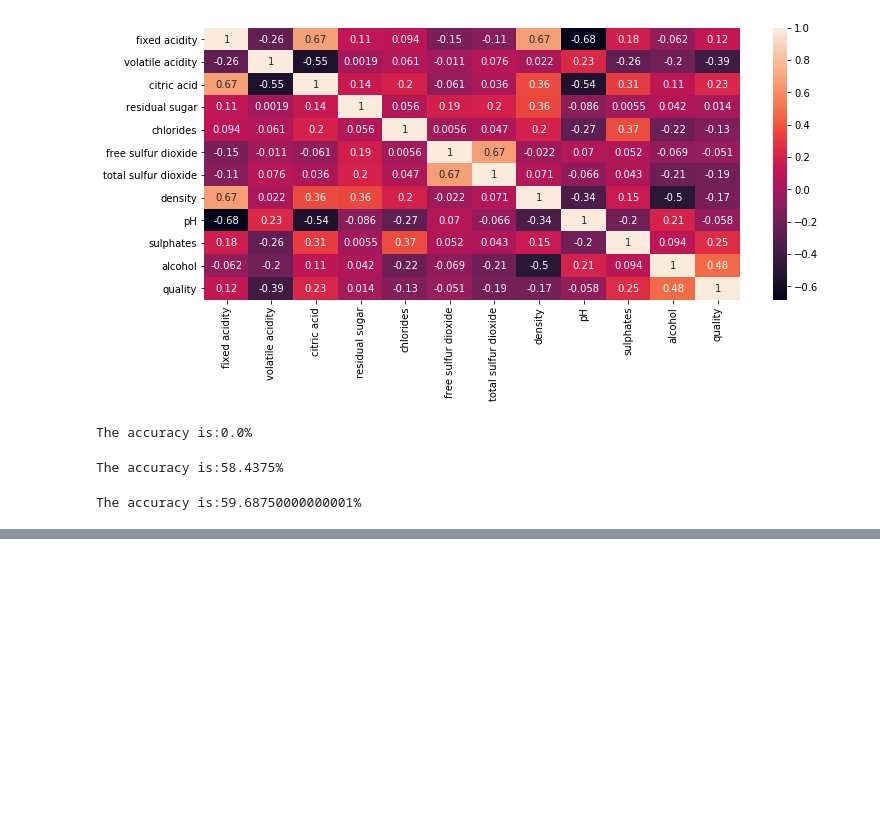
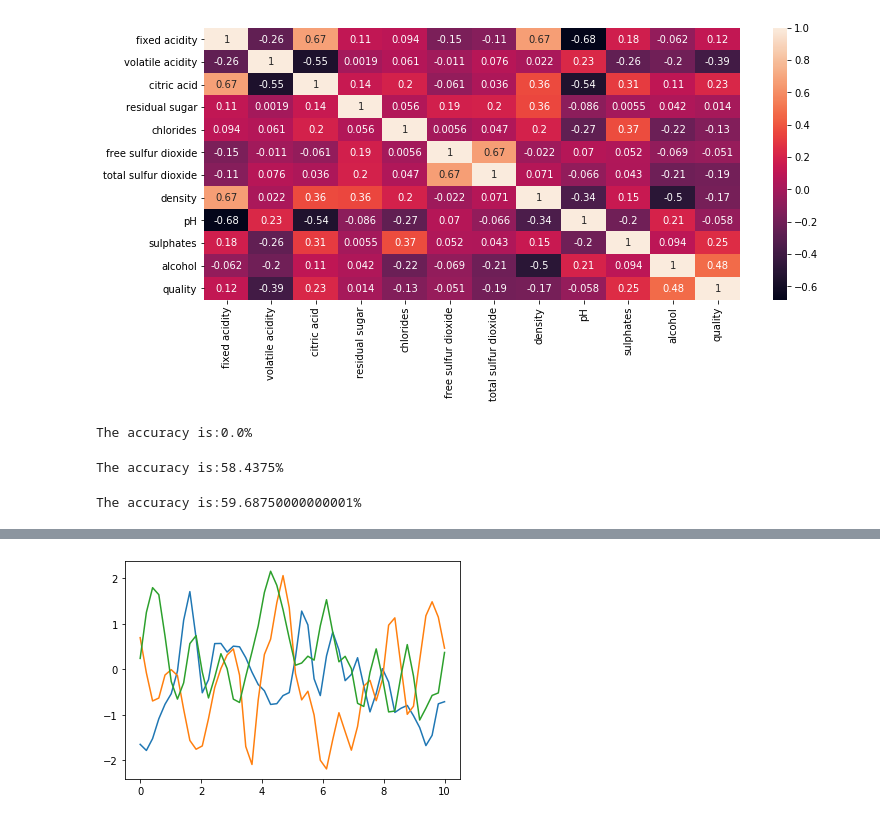
Before and after one commit to dkadyrov/SIT, a Jupyter notebook: CS-559/Homework/Homework 2/Kadyrov_Daniel_HW2.ipynb, the cells around one changed output, grey strips where cells are left out. Drawn from its saved outputs; the diff is of its cells as text; code cells hidden in the pictures; blank space fills up the shorter version.

```diff
--- a/CS-559/Homework/Homework 2/Kadyrov_Daniel_HW2.ipynb
+++ b/CS-559/Homework/Homework 2/Kadyrov_Daniel_HW2.ipynb
@@ -150,0 +160,28 @@ kernel =
+# %%
+n = 50
+xtest = np.linspace(0, 10, n).reshape(-1, 1)
+
+param_1 = 0.09
+param_2 = 0.05
+param_3 = 0.01
+param_4 = 0.001
+
+K_ss_1 = kernel(xtest, xtest, param_1)
+K_ss_2 = kernel(xtest, xtest, param_2)
+K_ss_3 = kernel(xtest, xtest, param_3)
+K_ss_4 = kernel(xtest, xtest, param_4)
+
+L1 = np.linalg.cholesky(K_ss_1 + 1e-15*np.eye(n))
+L2 = np.linalg.cholesky(K_ss_2 + 1e-15*np.eye(n))
+L3 = np.linalg.cholesky(K_ss_3 + 1e-15*np.eye(n))
+L4 = np.linalg.cholesky(K_ss_4 + 1e-15*np.eye(n))
+
+f_prior_1 = np.dot(L1, np.random.normal(size=(n,3)))
+f_prior_2 = np.dot(L2, np.random.normal(size=(n,3)))
+f_prior_3 = np.dot(L3, np.random.normal(size=(n,3)))
+f_prior_4 = np.dot(L4, np.random.normal(size=(n,3)))
+# %%
+plt.plot(xtest, f_prior_1)
+plt.show()
+# %% [output]
+[figure, added]
```
Also changed, not shown: parts of 8 cells of this notebook.
